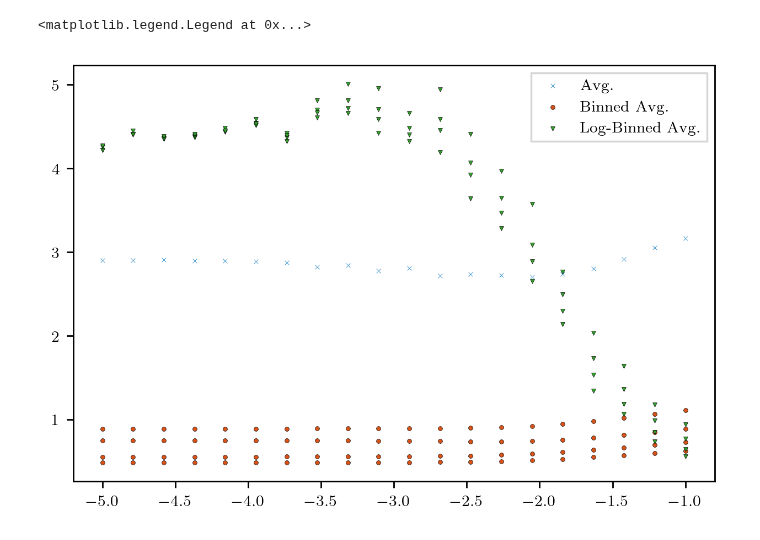
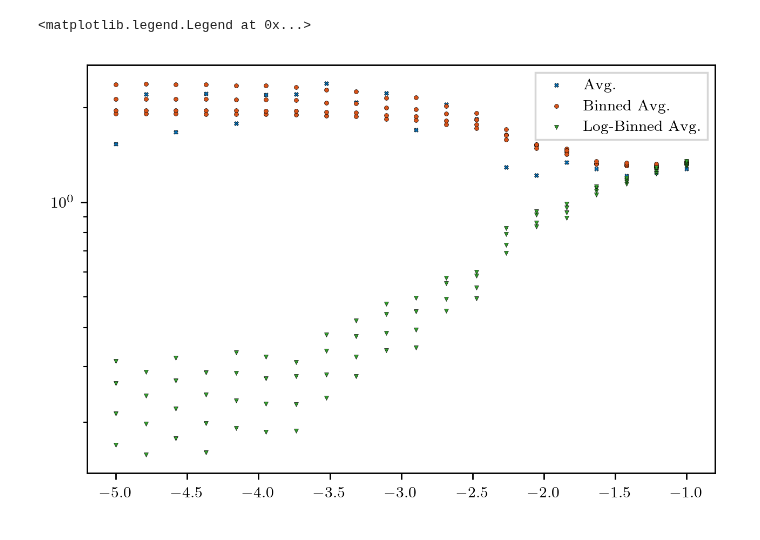
Before and after one commit to mab68/Kea, a Jupyter notebook: example_notebooks/parsevals.ipynb, the cells around one changed output. Saved outputs shown, nothing was run; the diff lists cells and outputs as text; code cells hidden in the pictures.

```diff
--- a/example_notebooks/parsevals.ipynb
+++ b/example_notebooks/parsevals.ipynb
@@ -181,17 +171,15 @@ def bin_data(nar, ar, mean_func='mean', std_func=np.nanstd,
 
     return bins1d, ar1d, width
 # %%
-c = plotting.COLOR_CYCLE_6
-
 for e, kfek in enumerate(specs):
     kD, fekD = kfek
     ko, feko, width = bin_data(spectra_base.wavenumber_mesh(kD), fekD,
         mean_func=np.nansum, min_bin=0., max_bin=None,
         ignore_nan=False, norm_bin_size=True, bin_center=True,
         cut_excess=False, nan_small=False)
-    e_estimation = (1./twopi)**D * np.nansum(feko * width) / np.sum(np.ones(grid_dims) * dx**D)
+    e_estimation = (dk/twopi)**D * np.nansum(feko * width)
     #print(e_estimation / energies[e])
-    plt.scatter(alphas[e], e_estimation / energies[e], marker='x', s=5., color=c[0], zorder=2, linewidth=0.2, edgecolor='black')
+    plt.scatter(alphas[e], e_estimation / energies[e], marker='o', s=5., color=c[0], zorder=2, linewidth=0.2, edgecolor='black')
     #assert np.isclose(e_estimation / energies[e], 1., rtol=0.02), e_estimation / energies[e]
 
     for i in range(4, 8):
@@ -199,22 +187,24 @@ for e, kfek in enumerate(specs):
             mean_func=np.nansum, min_bin=0., max_bin=None,
             ignore_nan=False, norm_bin_size=True, bin_center=True,
             cut_excess=False, nan_small=False, num_bins=N//i)
-        e_estimation = (1./twopi)**D * np.nansum(feko * width) / np.sum(np.ones(grid_dims) * dx**D)
+        e_estimation = (dk/twopi)**D * np.nansum(feko * width)
         #print(e_estimation / energies[e])
-        plt.scatter(alphas[e], e_estimation / energies[e], marker='o', s=5., color=c[1], zorder=2, linewidth=0.2, edgecolor='black')
+        plt.scatter(alphas[e], e_estimation / energies[e], marker='X', s=5., color=c[1], zorder=2, linewidth=0.2, edgecolor='black', alpha=0.1)
         #assert np.isclose(e_estimation / energies[e], 1., rtol=0.02), e_estimation / energies[e]
 
     for i in range(4, 8):
         ko, feko, width = bin_data(spectra_base.wavenumber_mesh(kD), fekD,
-            mean_func=np.nansum, min_bin=2.*np.pi/L, max_bin=None,
+            mean_func=np.nansum, min_bin=dk, max_bin=None,
             ignore_nan=False, norm_bin_size=True, bin_center=True,
             cut_excess=False, nan_small=False, num_bins=N//i, log_space=True)
-        e_estimation = (1./twopi)**D * np.nansum(feko * width) / np.sum(np.ones(grid_dims) * dx**D)
+        e_estimation = (dk/twopi)**D * np.nansum(feko * width)
         #print(e_estimation / energies[e])
         plt.scatter(alphas[e], e_estimation / energies[e], marker='v', s=5., color=c[2], zorder=2, linewidth=0.2, edgecolor='black')
         #assert np.isclose(e_estimation / energies[e], 1., rtol=0.02), e_estimation / energies[e]
 
-plt.scatter([], [], marker='x', s=5., color=c[0], linewidth=0.2, edgecolor='black', label=r'Int.')
+plt.yscale('log')
+plt.ylim((9e-1, 1.1e0))
+plt.scatter([], [], marker='X', s=5., color=c[0], linewidth=0.2, edgecolor='black', label=r'Int.')
 plt.scatter([], [], marker='o', s=5., color=c[1], linewidth=0.2, edgecolor='black', label=r'Binned Int.')
 plt.scatter([], [], marker='v', s=5., color=c[2], linewidth=0.2, edgecolor='black', label=r'Log-Binned Int.')
 plt.legend(fancybox=False, frameon=True)
@@ -224,58 +214,53 @@ plt.legend(fancybox=False, frameon=True)
 # %%
+
+def kern(bins, D, _db, _dx):
+    if D == 1:
+        return 2.
+    if D == 2:
+        return (2. * np.pi * bins * _db + np.pi * _db**2)# / _dx**2
+    if D == 3:
+        return (4./3.) * np.pi * (3. * bins * _db**2 + 3. * bins**2 * _db + _db**3)# / _dx**3
 
 for e, kfek in enumerate(specs):
     kD, fekD = kfek
     km, fekm, width = bin_data(spectra_base.wavenumber_mesh(kD), fekD,
                         mean_func=np.nanmean, min_bin=0., max_bin=None,
                         ignore_nan=False, norm_bin_size=True, bin_center=True,
                         cut_excess=False, nan_small=False)
-    if D == 1:
-        dOmega = 2.
-    if D == 2:
-        dOmega = 2. * np.pi * km
-    if D == 3:
-        dOmega = 4. * np.pi * km**2
-    e_estimation = np.nansum(fekm * dOmega * width) * (1./twopi)**D / np.sum(np.ones(grid_dims) * dx**D)
+    dOmega = kern(km, D, width, dx)
+    e_estimation = np.nansum(fekm * dOmega * width) * (dk/twopi)**D
     #print(e_estimation / energies[e])
-    plt.scatter(alphas[e], e_estimation / energies[e], marker='x', s=5., color=c[0], zorder=2, linewidth=0.2, edgecolor='black')
+    plt.scatter(alphas[e], e_estimation / energies[e], marker='X', s=5., color=c[0], zorder=2, linewidth=0.2, edgecolor='black')
     #assert np.isclose(np.nansum(fekm * width * dOmega) * (1./twopi)**D / energies[e], 1., rtol=0.001)
 
     for i in range(4, 8):
         km, fekm, width = bin_data(spectra_base.wavenumber_mesh(kD), fekD,
                 mean_func=np.nanmean, min_bin=0., max_bin=None,
                 ignore_nan=False, norm_bin_size=True, bin_center=True,
                 cut_excess=False, nan_small=False, num_bins=N//i)
-        if D == 1:
-            dOmega = 2.
-        if D == 2:
-            dOmega = 2. * np.pi * km
-        if D == 3:
-            dOmega = 4. * np.pi * km**2
-        e_estimation = np.nansum(fekm * dOmega * width) * (1./twopi)**D / np.sum(np.ones(grid_dims) * dx**D)
+        dOmega = kern(km, D, width, dx)
+        e_estimation = np.nansum(fekm * dOmega * width) * (1./twopi)**D
         #print(e_estimation / energies[e])
         plt.scatter(alphas[e], e_estimation / energies[e], marker='o', s=5., color=c[1], zorder=2, linewidth=0.2, edgecolor='black')
         #assert np.isclose(np.nansum(fekm * width * dOmega) * (1./twopi)**D / energies[e], 1., rtol=0.001)
 
     for i in range(4, 8):
         km, fekm, width = bin_data(spectra_base.wavenumber_mesh(kD), fekD,
                         mean_func=np.nanmean, min_bin=2.*np.pi/L, max_bin=None,
                         ignore_nan=False, norm_bin_size=True, bin_center=True,
                         cut_excess=False, nan_small=False, num_bins=N//i, log_space=True)
-        if D == 1:
-            dOmega = 2.
-        if D == 2:
-            dOmega = 2. * np.pi * km
-        if D == 3:
-            dOmega = 4. * np.pi * km**2
-        e_estimation = np.nansum(fekm * dOmega * width) * (1./twopi)**D / np.sum(np.ones(grid_dims) * dx**D)
+        dOmega = kern(km, D, width, dx)
+        e_estimation = np.nansum(fekm * dOmega * width) * (1./twopi)**D
         #print(e_estimation / energies[e])
         plt.scatter(alphas[e], e_estimation / energies[e], marker='v', s=5., color=c[2], zorder=2, linewidth=0.2, edgecolor='black')
         #assert np.isclose(np.nansum(fekm * width * dOmega) * (1./twopi)**D / energies[e], 1., rtol=0.001)
 
-plt.scatter([], [], marker='x', s=5., color=c[0], linewidth=0.2, edgecolor='black', label=r'Avg.')
+plt.yscale('log')
+#plt.ylim((9e-1, 1.1e0))
+plt.scatter([], [], marker='X', s=5., color=c[0], linewidth=0.2, edgecolor='black', label=r'Avg.')
 plt.scatter([], [], marker='o', s=5., color=c[1], linewidth=0.2, edgecolor='black', label=r'Binned Avg.')
 plt.scatter([], [], marker='v', s=5., color=c[2], linewidth=0.2, edgecolor='black', label=r'Log-Binned Avg.')
 plt.legend(fancybox=False, frameon=True)
 # %% [output]
 <matplotlib.legend.Legend at 0x...>
-[figure, old version]
+[figure, new version]
```
Also changed, not shown: parts of 4 cells of this notebook, 4 other files.
